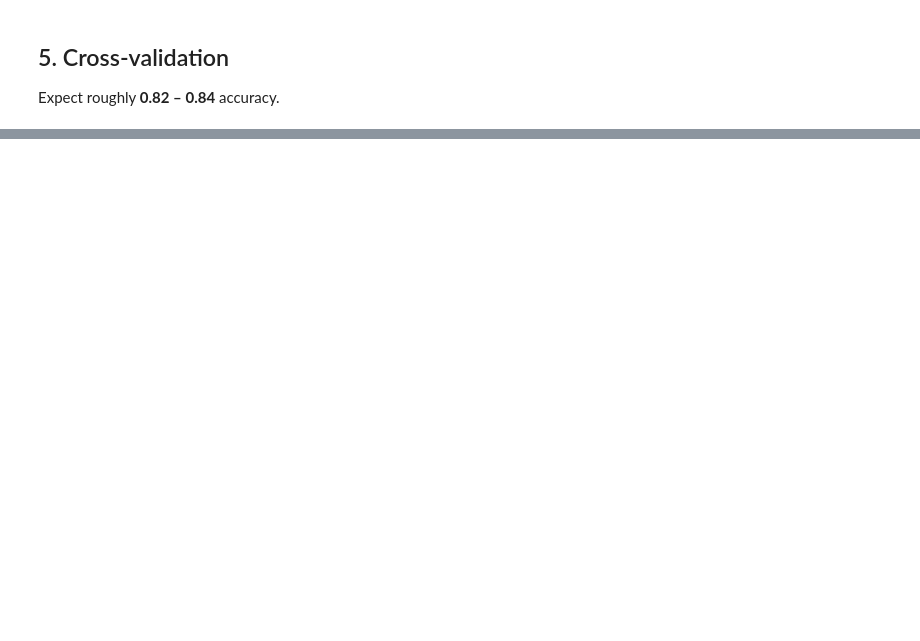
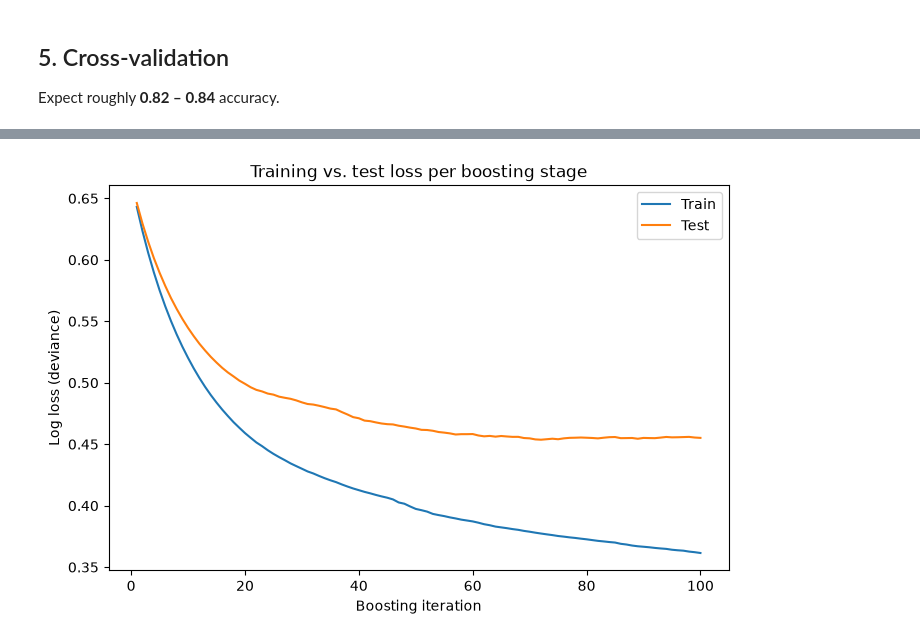
Before and after one commit to rergr/fhnw_mini_challange, a Jupyter notebook: julian_danis.ipynb, the cells around one changed output, grey strips where cells are left out. Saved outputs shown, nothing was run; the diff lists cells and outputs as text; code cells hidden in the pictures; blank space fills up the shorter version.

```diff
--- a/julian_danis.ipynb
+++ b/julian_danis.ipynb
@@ -146,0 +214,27 @@ plt.show()
+# %%
+clf = model.named_steps["clf"]
+prep = model.named_steps["prep"]
+
+X_tr_enc = prep.transform(X_tr)
+X_te_enc = prep.transform(X_te)
+
+n_estimators = clf.n_estimators
+train_deviance = np.array([
+    log_loss(y_tr, proba[:, 1]) for proba in clf.staged_predict_proba(X_tr_enc)
+])
+test_deviance = np.array([
+    log_loss(y_te, proba[:, 1]) for proba in clf.staged_predict_proba(X_te_enc)
+])
+
+plt.figure(figsize=(8, 5))
+plt.plot(np.arange(1, n_estimators + 1), train_deviance, label="Train")
+plt.plot(np.arange(1, n_estimators + 1), test_deviance, label="Test")
+plt.xlabel("Boosting iteration")
+plt.ylabel("Log loss (deviance)")
+plt.title("Training vs. test loss per boosting stage")
+plt.legend()
+plt.show()
+
+print(f"Best iteration on test loss: {test_deviance.argmin() + 1} / {n_estimators}")
+# %% [output]
+[figure, added]
```
Also changed, not shown: parts of 24 cells of this notebook, 1 other file.
